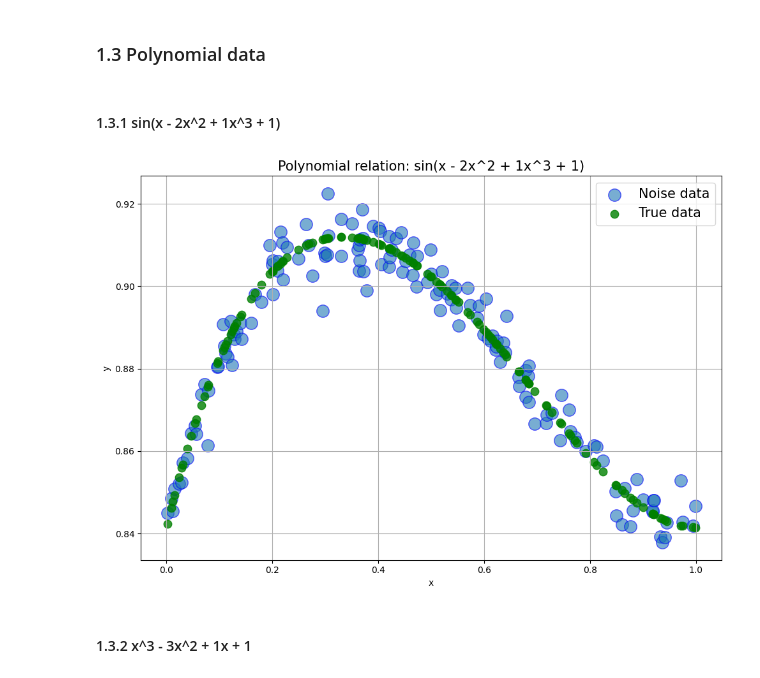
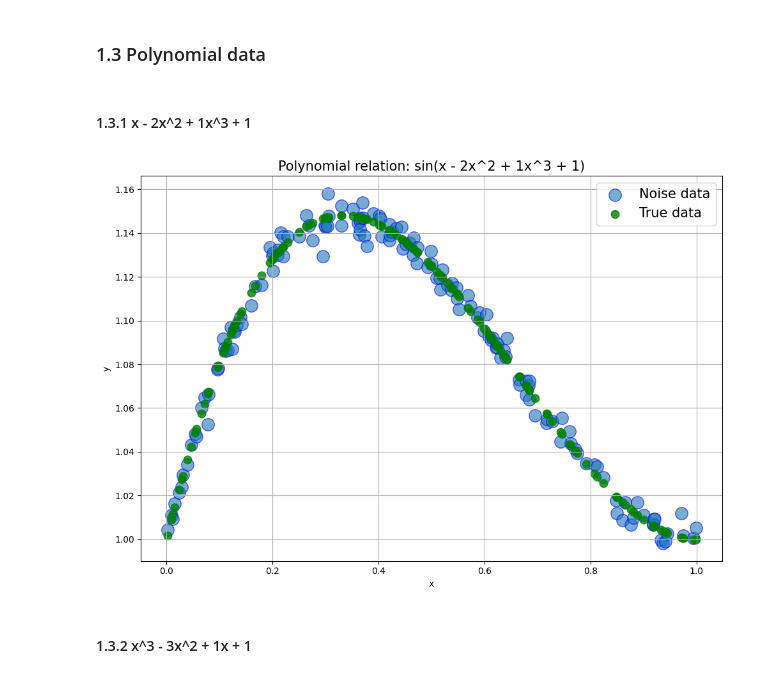
Before and after one commit to modernpacifist/engineering-of-machine-learning-urfu, a Jupyter notebook: math-basics-of-machine-learning/Notebooks/HW2_MBML.ipynb, the cells around one changed output. Cells and saved outputs as stored; diff of their text form; code cells hidden in the pictures.

```diff
--- a/math-basics-of-machine-learning/Notebooks/HW2_MBML.ipynb
+++ b/math-basics-of-machine-learning/Notebooks/HW2_MBML.ipynb
@@ -105,21 +105,21 @@ visualize_data(sinusoidal_y, sinusoidal_y_true, sinusoidal_x, 'Sinusoidal relati
 # %% [markdown]
 ### 1.3 Polynomial data
 # %% [markdown]
-#### 1.3.1 sin(x - 2x^2 + 1x^3 + 1)
+#### 1.3.1 x - 2x^2 + 1x^3 + 1
 # %%
 polynomial_1_y, polynomial_1_y_true, polynomial_1_x = dataset(
     a=[1, -2, 1],
     b=1,
-    f=np.sin,
+    f=None,
     N=150,
     x_max=1,
     noise_power=0.005,
     seed=15
 )
 
 visualize_data(polynomial_1_y, polynomial_1_y_true, polynomial_1_x, 'Polynomial relation: sin(x - 2x^2 + 1x^3 + 1)')
 # %% [output]
-[figure, old version]
+[figure, new version]
 # %% [markdown]
 #### 1.3.2 x^3 - 3x^2 + 1x + 1
 # %%
```
Also changed, not shown: parts of 23 cells of this notebook.
